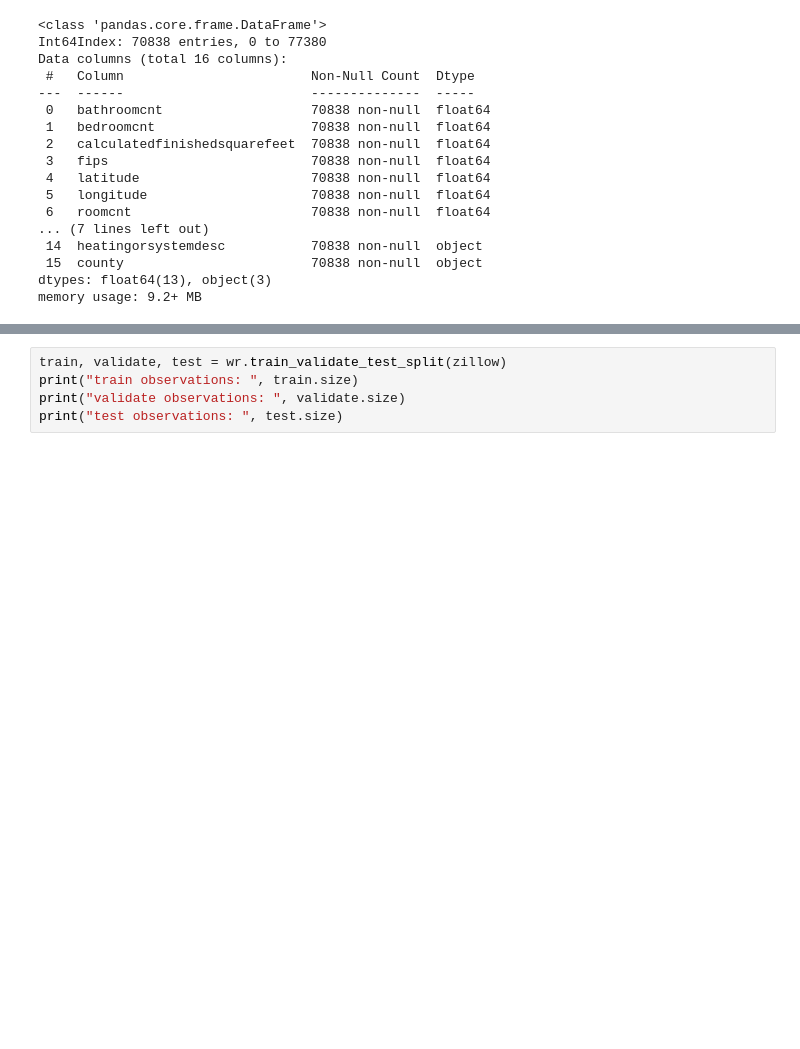
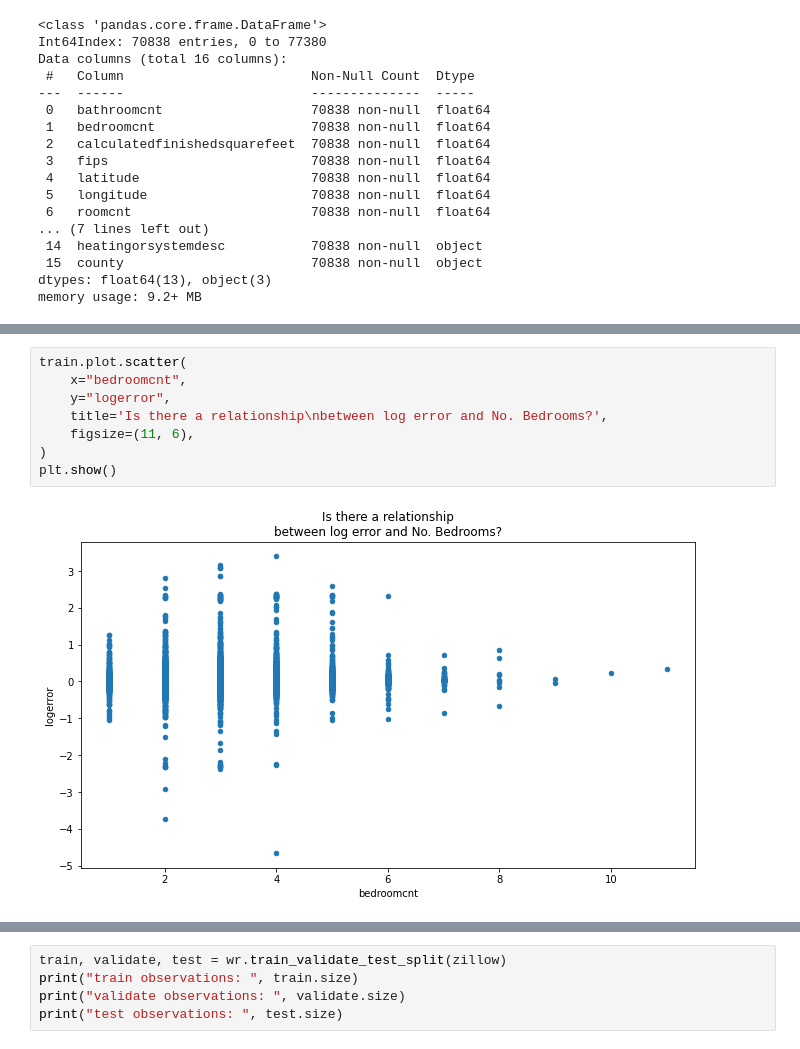
Before and after one commit to jeffakins/zillow_2017_clustering_project, a Jupyter notebook: zillow_clustering_project.ipynb, the cells around one changed output, grey strips where cells are left out. Saved outputs shown, nothing was run; the diff lists cells and outputs as text; blank space fills up the shorter version.

```diff
--- a/zillow_clustering_project.ipynb
+++ b/zillow_clustering_project.ipynb
@@ -53,0 +64,10 @@ memory usage: 9.2+ MB
+# %%
+train.plot.scatter(
+    x="bedroomcnt",
+    y="logerror",
+    title='Is there a relationship\nbetween log error and No. Bedrooms?',
+    figsize=(11, 6),
+)
+plt.show()
+# %% [output]
+[figure, added]
```
Also changed, not shown: parts of 8 cells of this notebook, 1 other file.
